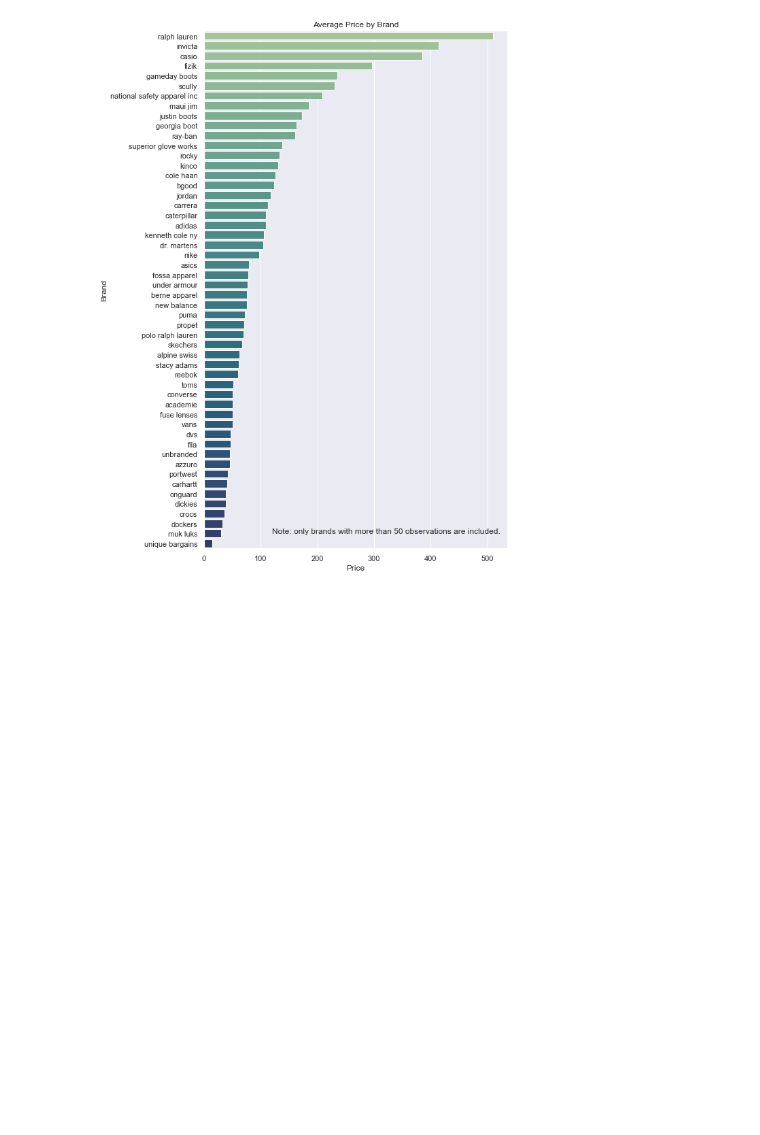
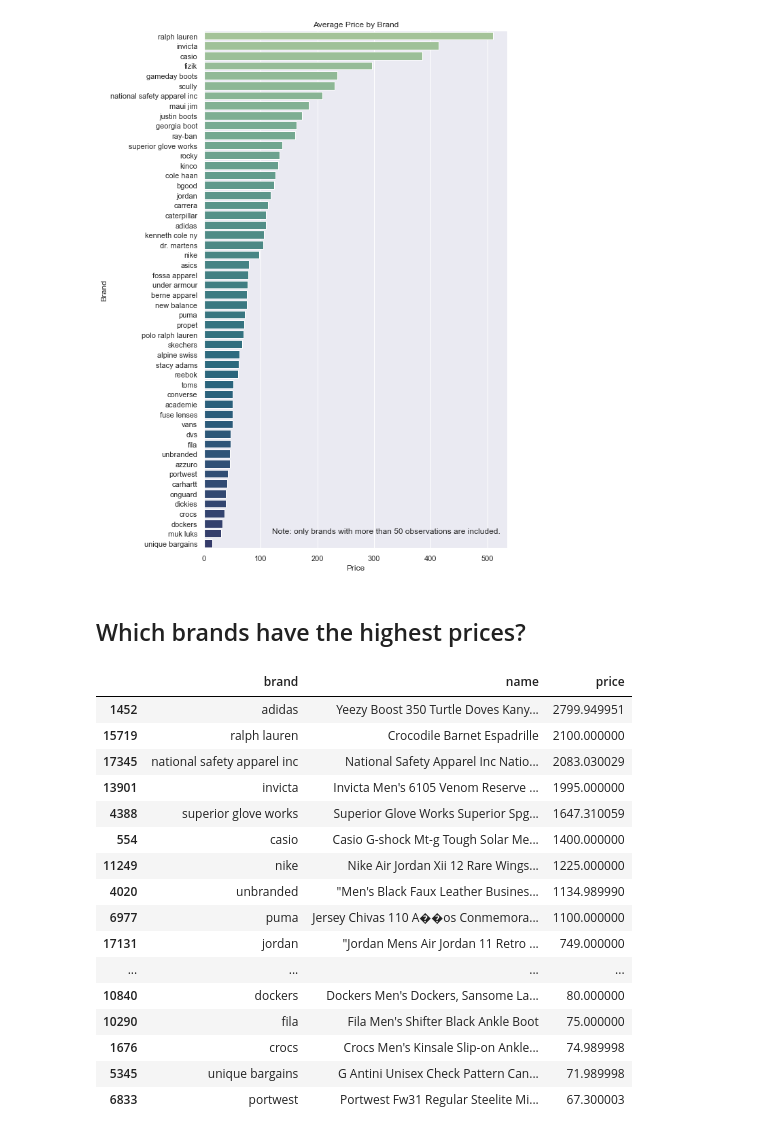
Before and after one commit to tjkyner/mens-shoe-prices, a Jupyter notebook: notebook.ipynb, the cells around one changed output. Cells and saved outputs as stored; diff of their text form; code cells hidden in the pictures; blank space fills up the shorter version.

```diff
--- a/notebook.ipynb
+++ b/notebook.ipynb
@@ -333,3 +333,27 @@ plt.annotate(text='Note: only brands with more than 50 observations are included
              xy=(120, 50));
 # %% [output]
 [figure]
+# %% [markdown]
+## Which brands have the highest prices?
+# %%
+df_max_prices = df_cleaned[df_cleaned.brand.isin(brands_above_50.index)].sort_values('price', ascending=False)
+df_max_prices = df_max_prices.drop_duplicates('brand')
+df_max_prices[['brand', 'name', 'price']]
+# %% [output]
+|  | brand | name | price |
+| 1452 | adidas | Yeezy Boost 350 Turtle Doves Kany... | 2799.949951 |
+| 15719 | ralph lauren | Crocodile Barnet Espadrille | 2100.000000 |
+| 17345 | national safety apparel inc | National Safety Apparel Inc Natio... | 2083.030029 |
+| 13901 | invicta | Invicta Men's 6105 Venom Reserve ... | 1995.000000 |
+| 4388 | superior glove works | Superior Glove Works Superior Spg... | 1647.310059 |
+| 554 | casio | Casio G-shock Mt-g Tough Solar Me... | 1400.000000 |
+| 11249 | nike | Nike Air Jordan Xii 12 Rare Wings... | 1225.000000 |
+| 4020 | unbranded | "Men's Black Faux Leather Busines... | 1134.989990 |
+| 6977 | puma | Jersey Chivas 110 A��os Conmemora... | 1100.000000 |
+| 17131 | jordan | "Jordan Mens Air Jordan 11 Retro ... | 749.000000 |
+| ... | ... | ... | ... |
+| 10840 | dockers | Dockers Men's Dockers, Sansome La... | 80.000000 |
+| 10290 | fila | Fila Men's Shifter Black Ankle Boot | 75.000000 |
+| 1676 | crocs | Crocs Men's Kinsale Slip-on Ankle... | 74.989998 |
+| 5345 | unique bargains | G Antini Unisex Check Pattern Can... | 71.989998 |
+| 6833 | portwest | Portwest Fw31 Regular Steelite Mi... | 67.300003 |
```
Also changed, not shown: parts of 2 cells of this notebook.
